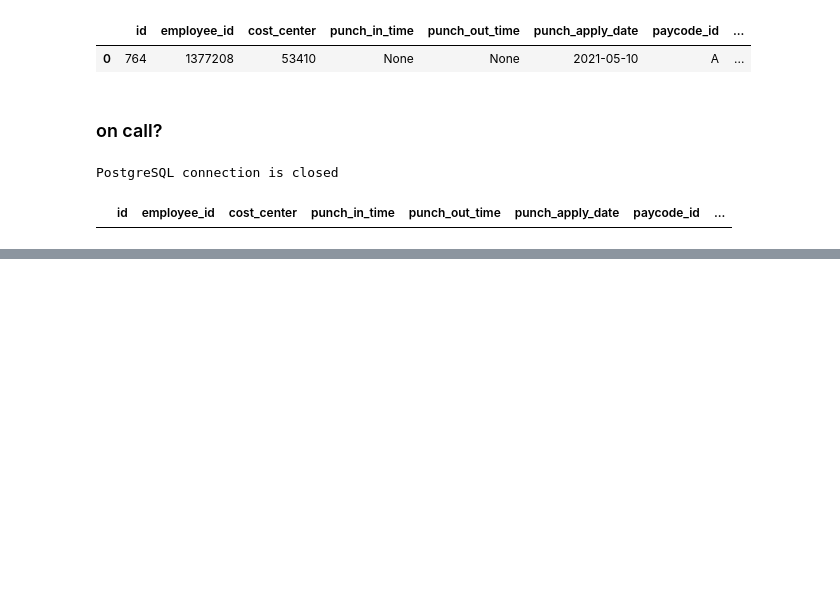
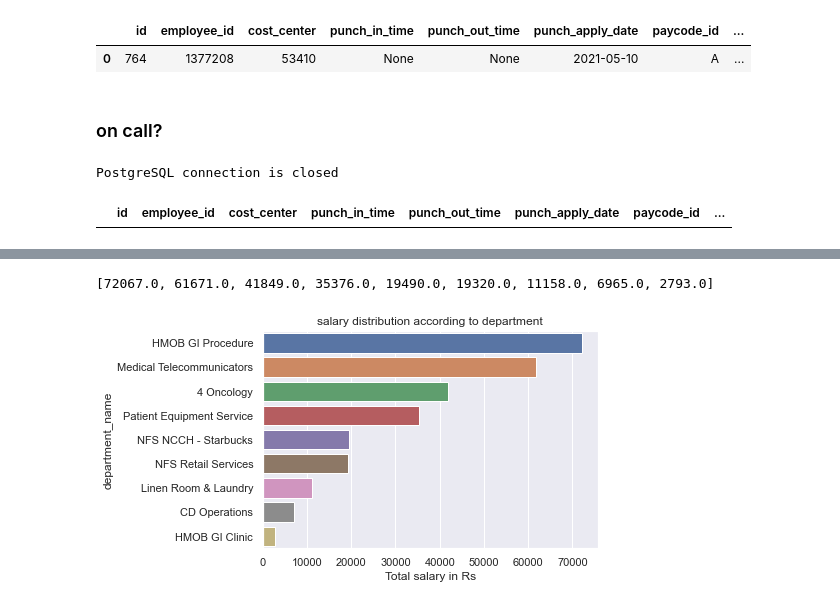
Before and after one commit to callingsandesh/Leapfrog-Assignment, a Jupyter notebook: Data/3rd Week(OLAP Design)/Day1/hospital datawarehouse.ipynb, the cells around one changed output, grey strips where cells are left out. Saved outputs shown, nothing was run; the diff lists cells and outputs as text; code cells hidden in the pictures; blank space fills up the shorter version.

```diff
--- a/Data/3rd Week(OLAP Design)/Day1/hospital datawarehouse.ipynb
+++ b/Data/3rd Week(OLAP Design)/Day1/hospital datawarehouse.ipynb
@@ -890,0 +1058,18 @@ PostgreSQL connection is closed
+# %%
+total_salary=[]
+for items in df['Total Salary']:
+    total_salary.append(items[3:])
+# %%
+for i,item in enumerate(total_salary):
+    total_salary[i]=float(item.replace(",",''))
+# %%
+total_salary
+# %% [output]
+[72067.0, 61671.0, 41849.0, 35376.0, 19490.0, 19320.0, 11158.0, 6965.0, 2793.0]
+# %%
+sns.barplot(y="department_name",x=total_salary,data=df)
+plt.xlabel("Total salary in Rs")
+plt.title("salary distribution according to department")
+plt.show()
+# %% [output]
+[figure, added]
```
Also changed, not shown: parts of 13 cells of this notebook.
